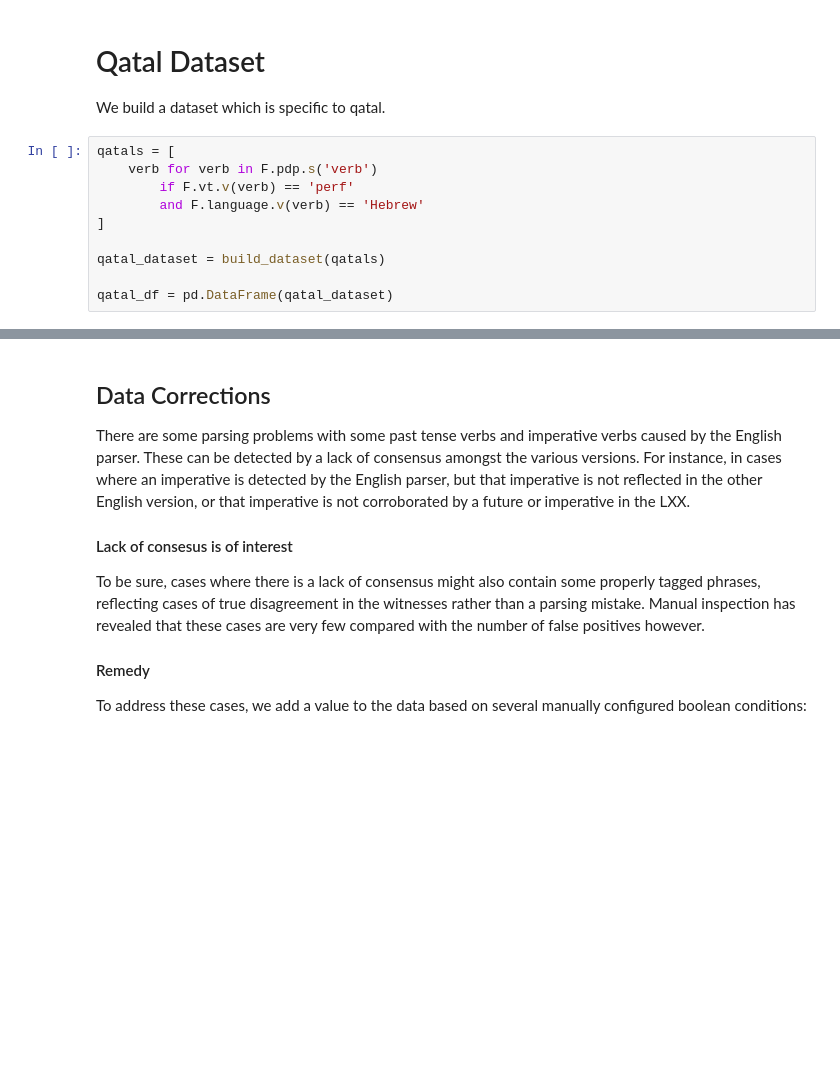
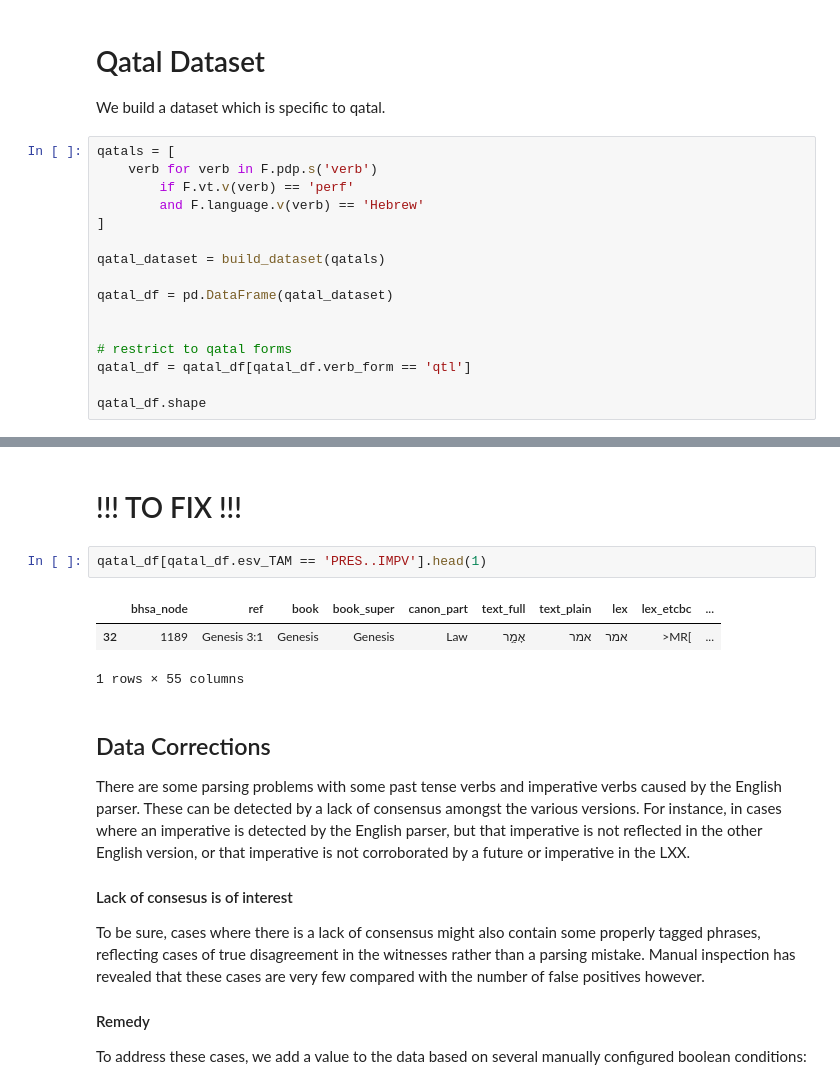
Before and after one commit to CambridgeSemiticsLab/Gesenius_data, a Jupyter notebook: data/verb_dataset/build_dataset.ipynb, the cells around one changed output, grey strips where cells are left out. Saved outputs shown, nothing was run; the diff lists cells and outputs as text; blank space fills up the shorter version.

```diff
--- a/data/verb_dataset/build_dataset.ipynb
+++ b/data/verb_dataset/build_dataset.ipynb
@@ -333,5 +365,11 @@ qatals = [
 qatal_dataset = build_dataset(qatals)
 
 qatal_df = pd.DataFrame(qatal_dataset)
+
+
+# restrict to qatal forms
+qatal_df = qatal_df[qatal_df.verb_form == 'qtl']
+
+qatal_df.shape
 # %% [output]
 20728 rows prepared!
@@ -348,3 +387,11 @@ qatal_df.head()
+# %% [markdown]
+# !!! TO FIX !!!
+# %%
+qatal_df[qatal_df.esv_TAM == 'PRES..IMPV'].head(1)
+# %% [output]
+|  | bhsa_node | ref | book | book_super | canon_part | text_full | text_plain | lex | lex_etcbc | ... |
+| 32 | 1189 | Genesis 3:1 | Genesis | Genesis | Law | אָמַ֣ר | אמר | אמר | >MR[ | ... |
+1 rows × 55 columns
 # %% [markdown]
 ## Data Corrections
 
```
Also changed, not shown: parts of 6 cells of this notebook.
